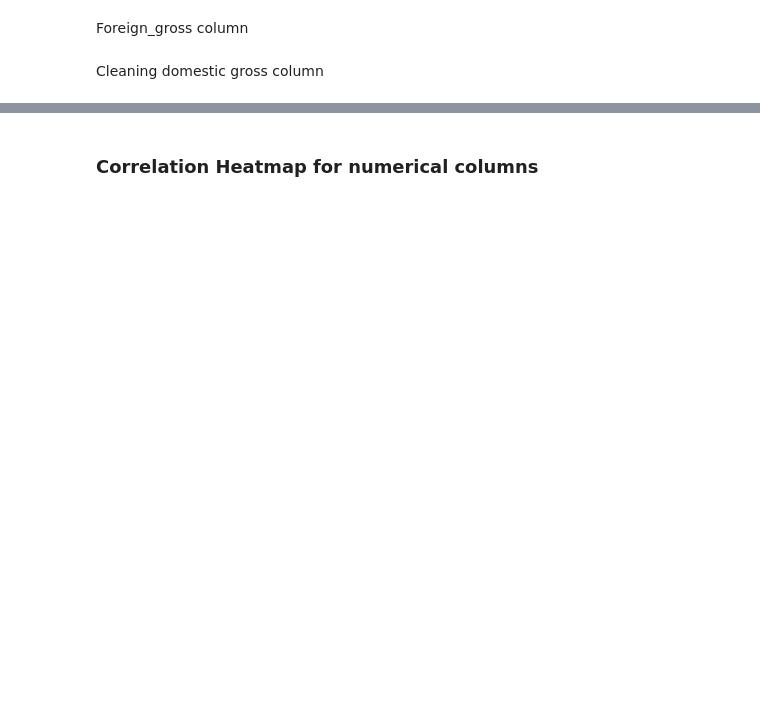
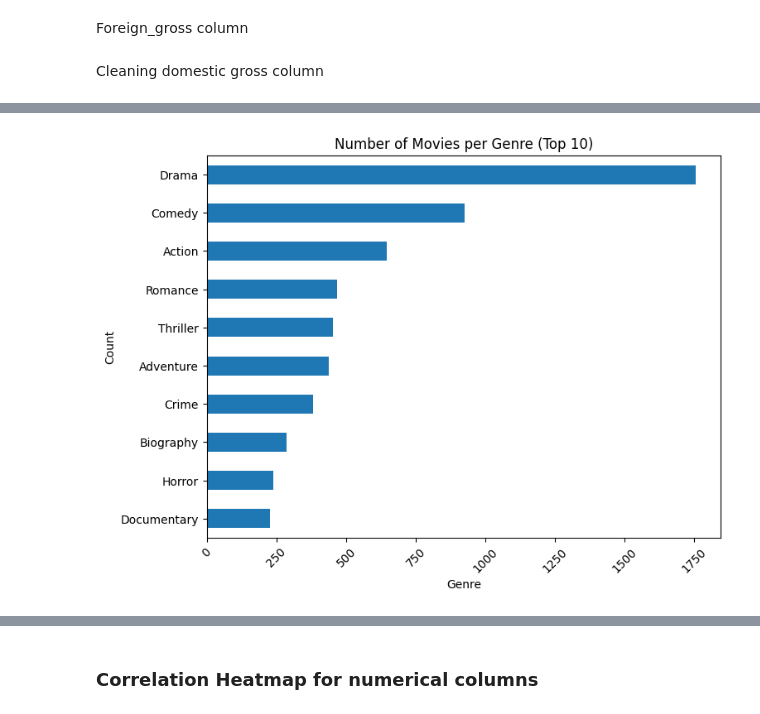
Before and after one commit to Marian-amo/Box-Office-Market-Analysis, a Jupyter notebook: index.ipynb, the cells around one changed output, grey strips where cells are left out. Saved outputs shown, nothing was run; the diff lists cells and outputs as text; code cells hidden in the pictures; blank space fills up the shorter version.

Commit message:
genre analysis

```diff
--- a/index.ipynb
+++ b/index.ipynb
@@ -546,0 +631,12 @@ Name: genres, Length: 6978, dtype: object
+# %%
+#visualize the top 10 popular genres by count
+genre_count = merged_df["genres"].value_counts()
+
+genre_count.head(10).sort_values().plot(kind='barh', figsize=(8,6))
+plt.title("Number of Movies per Genre (Top 10)")
+plt.xlabel("Genre")
+plt.ylabel("Count")
+plt.xticks(rotation=45)
+plt.show()
+# %% [output]
+[figure, added]
```
Also changed, not shown: parts of 32 cells of this notebook.
